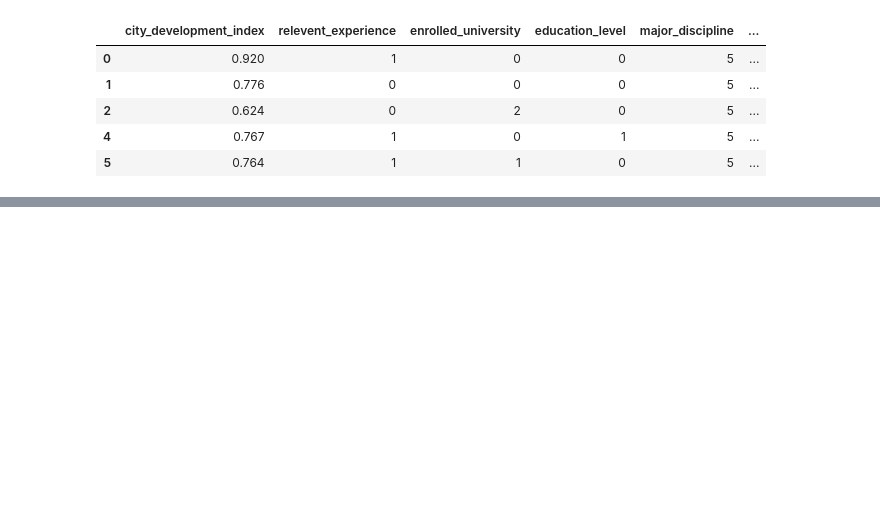
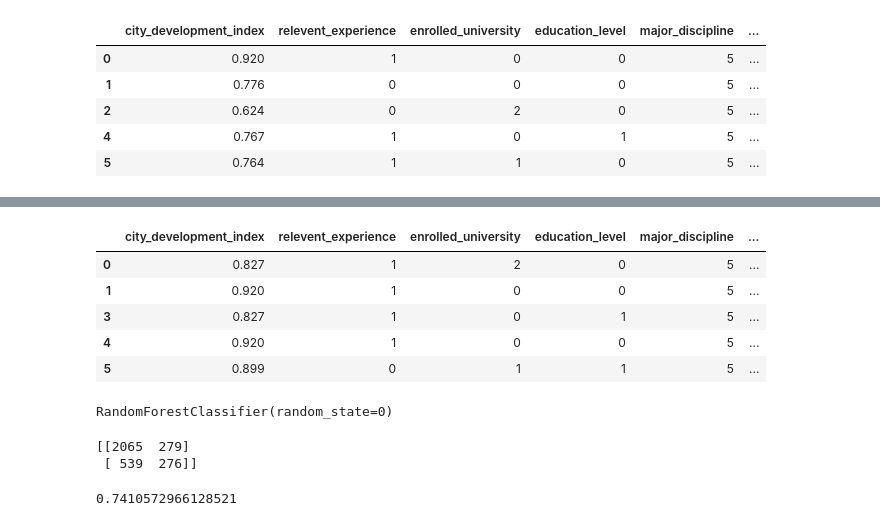
Before and after one commit to DataBadger/PracticeModels, a Jupyter notebook: Projects/JobSearch/CandidateProfile.ipynb, the cells around one changed output, grey strips where cells are left out. Cells and saved outputs as stored; diff of their text form; code cells hidden in the pictures; blank space fills up the shorter version.

```diff
--- a/Projects/JobSearch/CandidateProfile.ipynb
+++ b/Projects/JobSearch/CandidateProfile.ipynb
@@ -43,5 +48,6 @@ df.last_new_job.replace({'<':'', '>':'', 'never':'0'},regex=True,inplace=True)
 # %%
 df.dropna(inplace=True)
+df_test.dropna(inplace=True)
 # %%
 df.info()
 # %% [output]
@@ -73,8 +79,10 @@ print(df.relevent_experience.unique())
 ['Has relevent experience' 'No relevent experience']
 # %%
 df.replace({'enrolled_university':{'no_enrollment':0, 'Part time course':1, 'Full time course':2}, 'education_level':{'Graduate':0, 'Masters':1, 'Phd':3}, 'major_discipline':{'No Major':0, 'Other':1, 'Arts':2, 'Humanities':3, 'Business Degree':4, 'STEM':5}}, regex=True, inplace=True)
+df_test.replace({'enrolled_university':{'no_enrollment':0, 'Part time course':1, 'Full time course':2}, 'education_level':{'Graduate':0, 'Masters':1, 'Phd':3}, 'major_discipline':{'No Major':0, 'Other':1, 'Arts':2, 'Humanities':3, 'Business Degree':4, 'STEM':5}}, regex=True, inplace=True)
 # %%
 df.relevent_experience.replace({'Has relevent experience':1, 'No relevent experience':0},regex=True,inplace=True)
+df_test.relevent_experience.replace({'Has relevent experience':1, 'No relevent experience':0},regex=True,inplace=True)
 # %%
 df.head()
 # %% [output]
@@ -86,0 +107,9 @@ df.head()
+# %%
+df_test.head()
+# %% [output]
+|  | city_development_index | relevent_experience | enrolled_university | education_level | major_discipline | ... |
+| 0 | 0.827 | 1 | 2 | 0 | 5 | ... |
+| 1 | 0.920 | 1 | 0 | 0 | 5 | ... |
+| 3 | 0.827 | 1 | 0 | 1 | 5 | ... |
+| 4 | 0.920 | 1 | 0 | 0 | 5 | ... |
+| 5 | 0.899 | 0 | 1 | 1 | 5 | ... |
@@ -86,0 +124,16 @@ df.head()
+# %%
+from sklearn.ensemble import RandomForestClassifier
+rand_class = RandomForestClassifier(n_estimators=100, random_state=0)
+rand_class.fit(X_train,y_train)
+# %% [output]
+RandomForestClassifier(random_state=0)
+# %%
+y_pred = rand_class.predict(X_test)
+from sklearn.metrics import confusion_matrix, accuracy_score
+cm = confusion_matrix(y_test, y_pred)
+print(cm)
+accuracy_score(y_test, y_pred)
+# %% [output]
+[[2065  279]
+ [ 539  276]]
+0.7410572966128521
```
Also changed, not shown: parts of 10 cells of this notebook.
